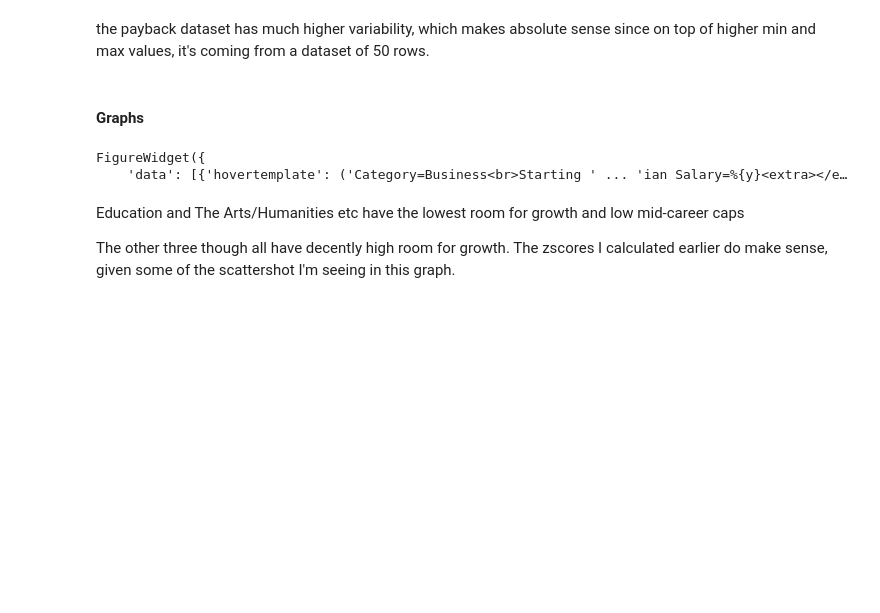
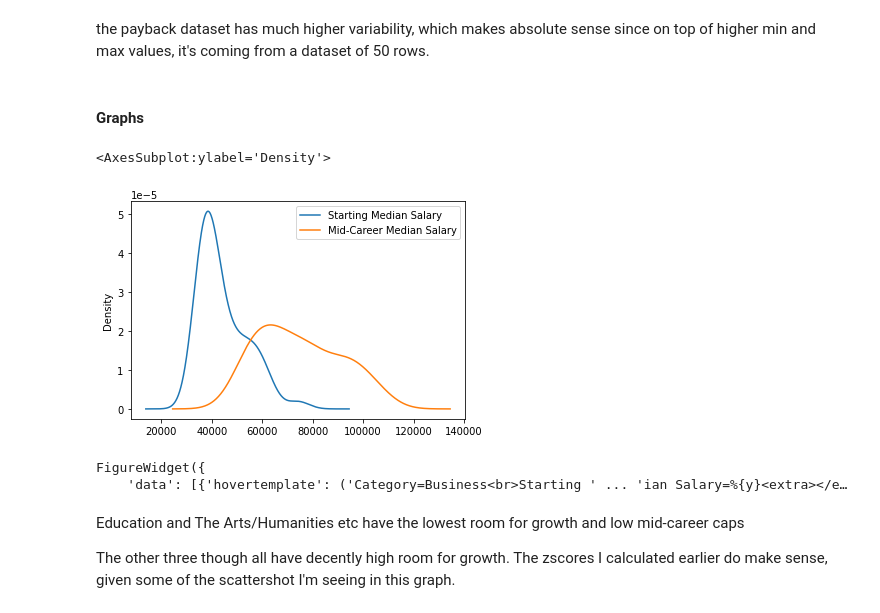
Before and after one commit to joshfgohunt/Capstone, a Jupyter notebook: 1.Explore_Education_Data.ipynb, the cells around one changed output. Cells and saved outputs as stored; diff of their text form; code cells hidden in the pictures; blank space fills up the shorter version.

```diff
--- a/1.Explore_Education_Data.ipynb
+++ b/1.Explore_Education_Data.ipynb
@@ -90,6 +109,6 @@ payback_df.head(5)
 # %% [markdown]
 #### tscores
 # %%
-vld.run_zscore(payback_df, ['Starting Median Salary', 'Mid-Career Median Salary'])
+vld.run_ttest(payback_df, ['Starting Median Salary', 'Mid-Career Median Salary'])
 # %% [output]
 full length  50
@@ -102,6 +117,11 @@ dtype: float64
 the payback dataset has much higher variability, which makes absolute sense since on top of higher min and max values, it's coming from a dataset of 50 rows.
 # %% [markdown]
 #### Graphs
+# %%
+payback_df.plot.density()
+# %% [output]
+<AxesSubplot:ylabel='Density'>
+[figure, added]
 # %%
 
 fig = px.scatter(payback_df, x = 'Starting Median Salary', y='Mid-Career Median Salary',
```
Also changed, not shown: parts of 10 cells of this notebook, 2 other files.
